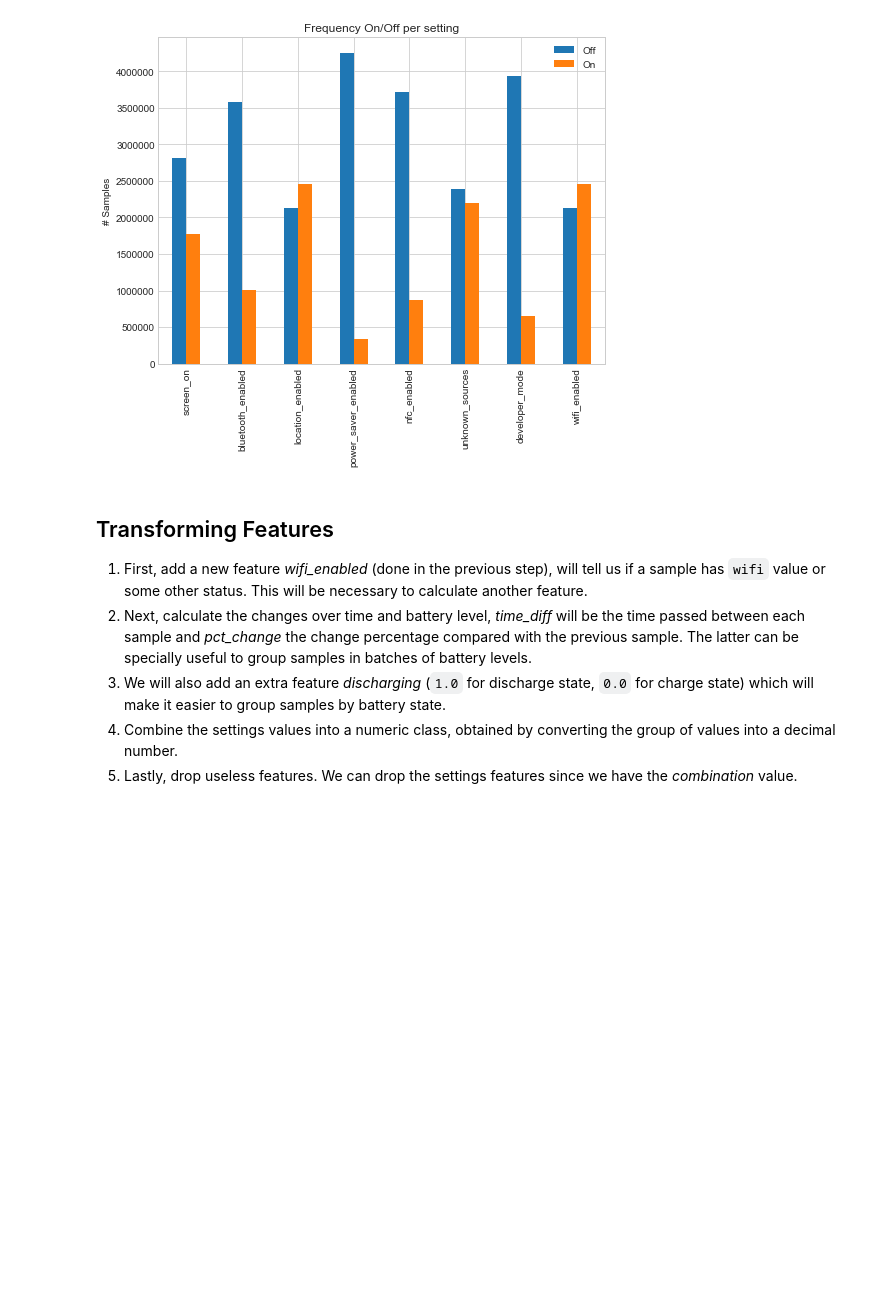
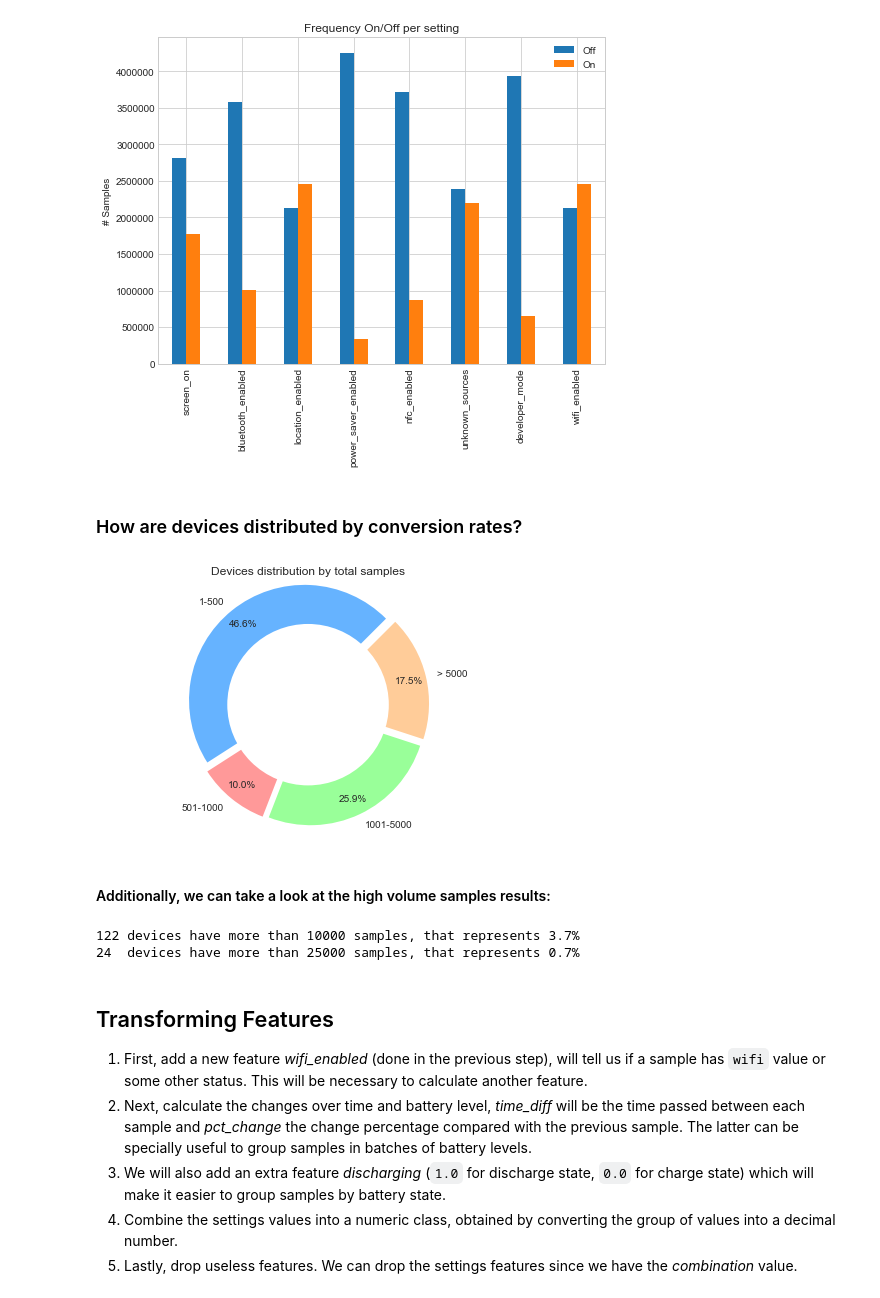
Before and after one commit to greenhub-project/notebooks, a Jupyter notebook: jupyter/StudyA.ipynb, the cells around one changed output. Saved outputs shown, nothing was run; the diff lists cells and outputs as text; code cells hidden in the pictures; blank space fills up the shorter version.

Commit message:
feat: add distribution for device total samples

```diff
--- a/jupyter/StudyA.ipynb
+++ b/jupyter/StudyA.ipynb
@@ -224,10 +210,9 @@ pl.set(ylabel='# Devices')
 [Text(0,0.5,'# Devices')]
 [figure]
 # %%
-def plot_pie(data, labels, title, explode=(0.05, 0.05)):
+def plot_pie(data, title, labels,
+                 colors=['#66b3ff','#ff9999','#99ff99','#ffcc99'], explode=(0.05, 0.05, 0.05, 0.05)):
     fig1, ax1 = plt.subplots()
-
-    colors = ['#66b3ff', '#ff9999']
 
     ax1.pie(data, colors=colors, labels=labels,
             autopct='%1.1f%%', startangle=45, pctdistance=0.85, explode=explode)
@@ -241,5 +226,9 @@ def plot_pie(data, labels, title, explode=(0.05, 0.05)):
     ax1.axis('equal')
     plt.tight_layout()
 
-plot_pie(devices.is_root.value_counts(), ['No', 'Yes'], 'Devices with root access')
+rooted = devices.is_root.value_counts()
+plot_pie(rooted, 'Devices with root access', ['No', 'Yes'], ['#66b3ff','#ff9999'], (0.05, 0.05))
+
+print('{0} devices do not have root access, while {1} devices are rooted' \
+      .format(rooted[0], rooted[1]))
 # %% [output]
@@ -259,6 +249,38 @@ pl.set(ylabel='# Samples')
 # %% [output]
 [Text(0,0.5,'# Samples')]
 [figure]
+# %% [markdown]
+### How are devices distributed by conversion rates?
+# %%
+def calculate_blocks(df):
+    blocks = pd.DataFrame(df)
+    total = blocks.shape[0]
+    blocks = blocks[0]
+    return [
+        blocks[blocks.between(1, 500)].count(),
+        blocks[blocks.between(501, 1000)].count(),
+        blocks[blocks.between(1001, 5000)].count(),
+        blocks[blocks > 5000].count()
+    ]
+
+blocks = calculate_blocks(samples.groupby('device_id').size())
+plot_pie(blocks, 'Devices distribution by total samples', ['1-500', '501-1000', '1001-5000', '> 5000'])
+# %% [output]
+[figure, added]
+# %% [markdown]
+#### Additionally, we can take a look at the high volume samples results:
+# %%
+def calculate_conversion(limit):
+    df = pd.DataFrame(samples.groupby('device_id').size() > limit, columns=['goal'])
+    num = df[df.goal].shape[0]
+    percentage = round(100 * num / devices.shape[0], 1)
+    print('{0:<3} devices have more than {1} samples, that represents {2}%'.format(num, limit, percentage))
+
+calculate_conversion(10000)
+calculate_conversion(25000)
+# %% [output]
+122 devices have more than 10000 samples, that represents 3.7%
+24  devices have more than 25000 samples, that represents 0.7%
 # %% [markdown]
 ## Transforming Features
 1. First, add a new feature *wifi_enabled* (done in the previous step), will tell us if a sample has `wifi` value or some other status. This will be necessary to calculate another feature.
```
Also changed, not shown: parts of 9 cells of this notebook.
